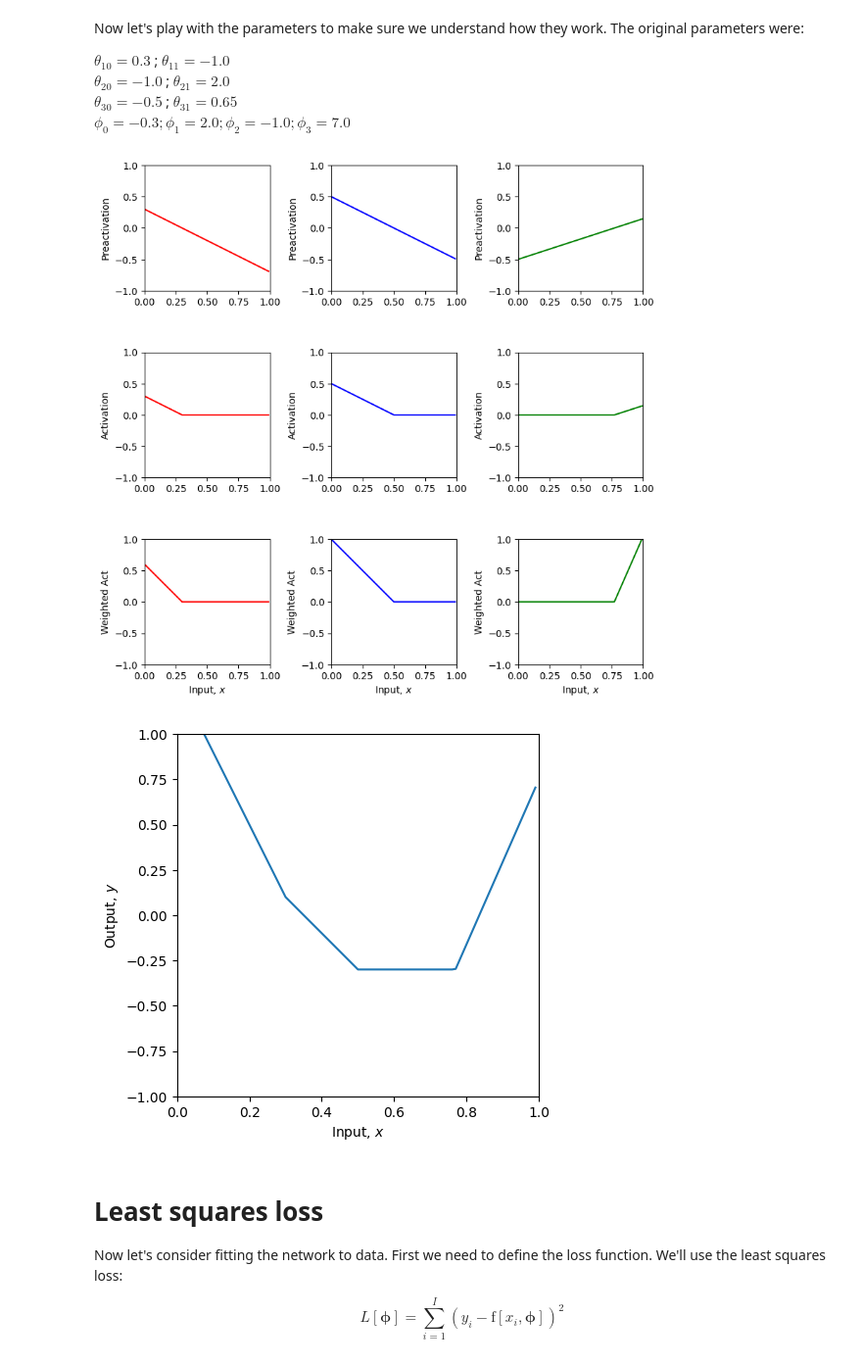
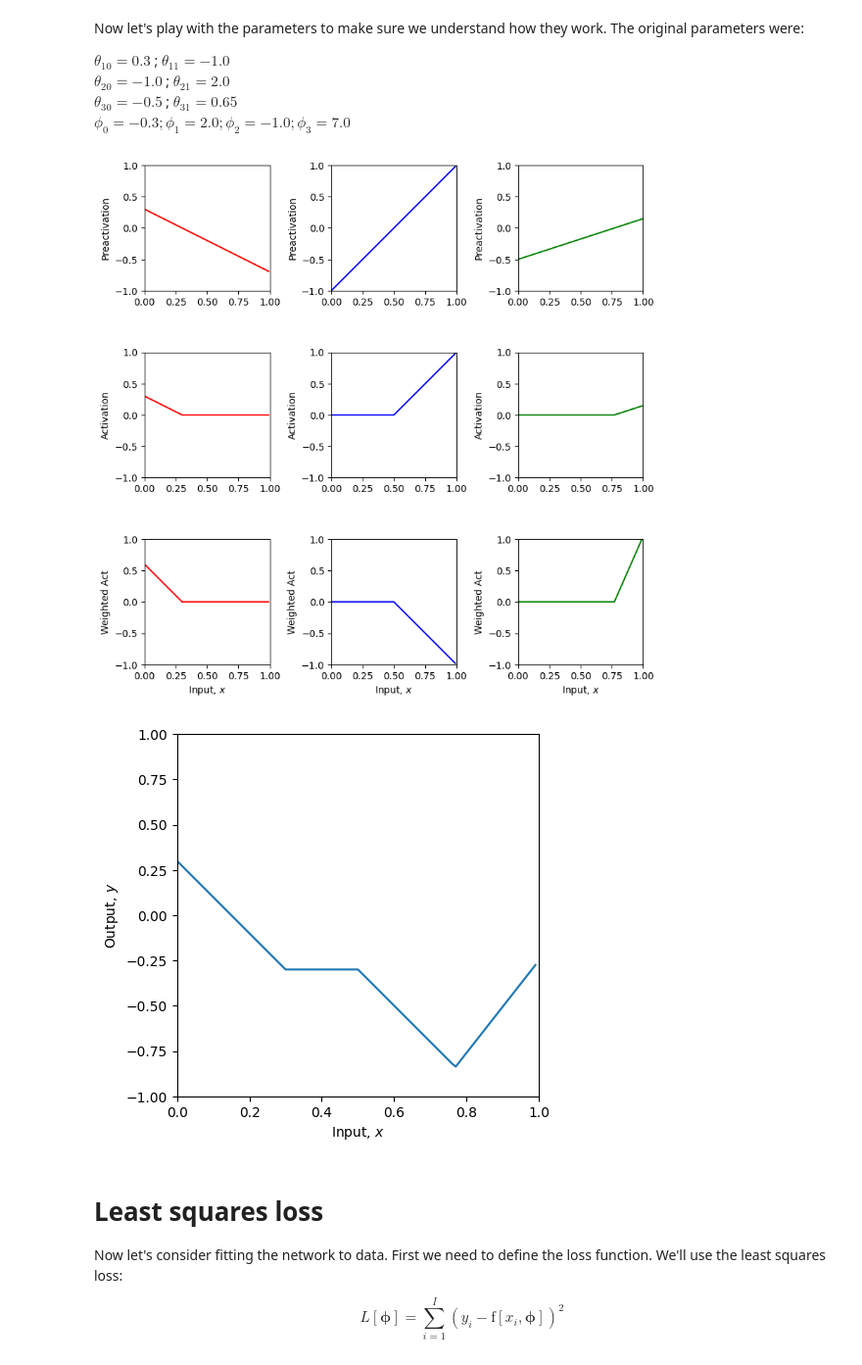
Before and after one commit to forestschao/udl, a Jupyter notebook: Notebooks/Chap03/3_1_Shallow_Networks_I.ipynb, the cells around one changed output. Shown at 98% size. Saved outputs shown, nothing was run; the diff lists cells and outputs as text; code cells hidden in the pictures.

```diff
--- a/Notebooks/Chap03/3_1_Shallow_Networks_I.ipynb
+++ b/Notebooks/Chap03/3_1_Shallow_Networks_I.ipynb
@@ -135,48 +135,54 @@ $\phi_0 = -0.3; \phi_1 = 2.0; \phi_2 = -1.0; \phi_3 = 7.0$
 # %%
 # TODO
 # 1. Predict what effect changing phi_0 will have on the network.
-# The line will move upward / downward.
+# Move the graph up / down.
 
 # 2. Predict what effect multiplying phi_1, phi_2, phi_3 by 0.5 would have.  Check if you are correct
-# The total line will be more flat.
+# Become more flat
 
 # 3. Predict what effect multiplying phi_1 by -1 will have.  Check if you are correct.
-# The first line will be rise up.
+# The first segement will be reversed. Others remain unchanged.
 
 # 4. Predict what effect setting theta_20 to -1.2 will have.  Check if you are correct.
+# The second line will be longer, The third segment will be shorter. The third
+# joint remains the same x.
 
 # 5. Change the parameters so that there are only two "joints" (including outside the range of the plot)
 # There are actually three ways to do this. See if you can figure them all out
-# line 2 == line 3: theta31 = 1.0
+# 1. Deactivate the whole line segment. phi_x = 0
+# 2. Make two activate point the same.
+#   a. theta_31 = 1.0
+#   b. theta_30 = -0.325
+# 3. Always active one line. theta_31 = 0.0, theta_30 = 1.0.
 
 # 6. With the original parameters, the second line segment is flat (i.e. has slope zero)
 # How could you change theta_10 so that all of the segments have non-zero slopes
-# theta10 >= 0.5
+# Make the first ling segment all active through 0.5. theta_10 = 1.5
 
 # 7. What do you predict would happen if you multiply theta_20 and theta21 by 0.5, and phi_2 by 2.0?
 # Check if you are correct.
-# Remain the same.
+# Unchanged.
 
 # 8. What do you predict would happen if you multiply theta_20 and theta21 by -0.5, and phi_2 by -2.0?
 # Check if you are correct.
-# Same line but the compliment is active.
+# Changes a lot.
 
 theta_10 =  0.3 ; theta_11 = -1.0
-theta_20 = -1.0 * -0.5 ; theta_21 = 2.0 * -0.5
+theta_20 = -1.0  ; theta_21 = 2.0
 theta_30 = -0.5  ; theta_31 = 0.65
-phi_0 = -0.3; phi_1 = 2.0; phi_2 = -1.0 * -2.0; phi_3 = 7.0
+phi_0 = -0.3; phi_1 = 2.0; phi_2 = -1.0; phi_3 = 7.0
 
 # Define a range of input values
 x = np.arange(0,1,0.01)
 
 # We run the neural network for each of these input values
 y, pre_1, pre_2, pre_3, act_1, act_2, act_3, w_act_1, w_act_2, w_act_3 = \
     shallow_1_1_3(x, ReLU, phi_0,phi_1,phi_2,phi_3, theta_10, theta_11, theta_20, theta_21, theta_30, theta_31)
 # And then plot it
 plot_neural(x, y, pre_1, pre_2, pre_3, act_1, act_2, act_3, w_act_1, w_act_2, w_act_3, plot_all=True)
 # %% [output]
-[figure, old version]
+[figure, new version]
-[figure, old version]
+[figure, new version]
 # %% [markdown]
 # Least squares loss
 
```
Also changed, not shown: parts of 5 cells of this notebook.
